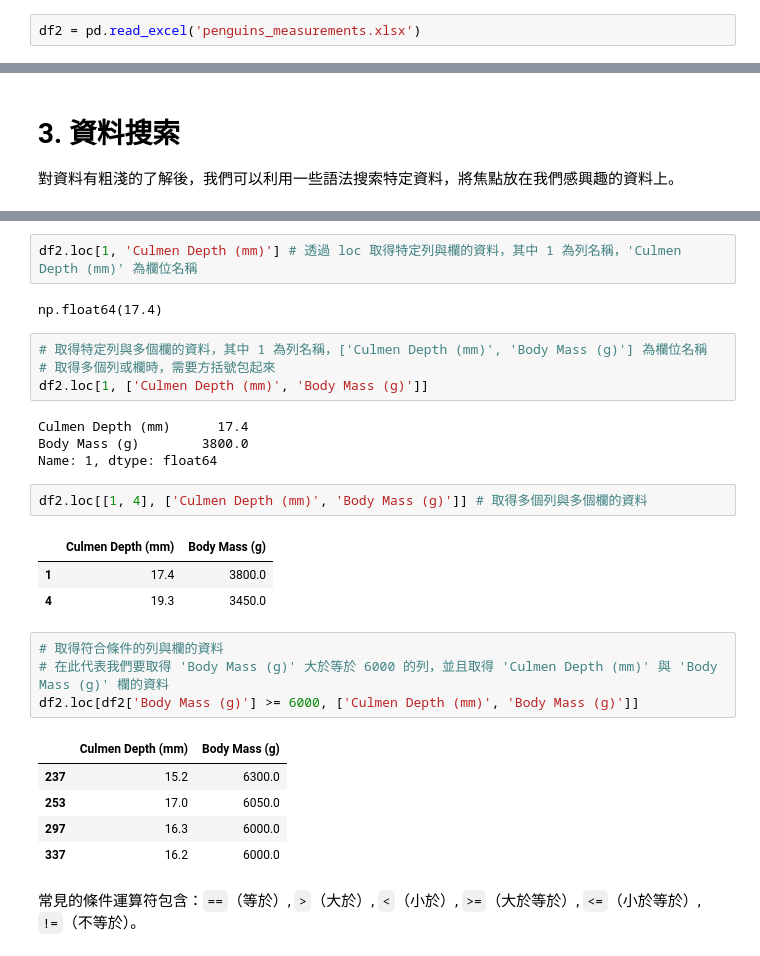
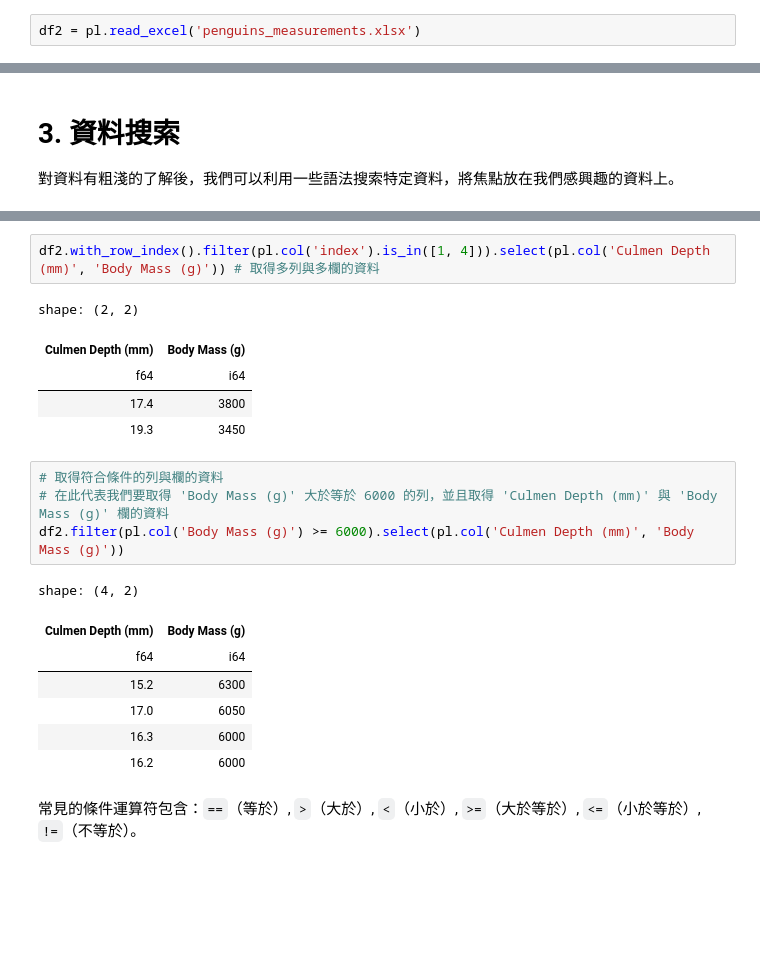
Before and after one commit to Alexchen666/Data-Analysis-101, a Jupyter notebook: polars.ipynb, the cells around one changed output, grey strips where cells are left out. Cells and saved outputs as stored; diff of their text form; blank space fills up the shorter version.

```diff
--- a/polars.ipynb
+++ b/polars.ipynb
@@ -57,5 +57,5 @@ df1 = pd.read_csv('penguins_info.csv')
 # %%
-df2 = pd.read_excel('penguins_measurements.xlsx')
+df2 = pl.read_excel('penguins_measurements.xlsx')
 # %% [markdown]
 # 2. 資料概覽
 
@@ -213,30 +231,22 @@ df2[['Culmen Depth (mm)', 'Body Mass (g)']] # 用兩層方括號取得多個欄
-# %%
-df2.loc[1, 'Culmen Depth (mm)'] # 透過 loc 取得特定列與欄的資料，其中 1 為列名稱，'Culmen Depth (mm)' 為欄位名稱
-# %% [output]
-np.float64(17.4)
-# %%
-# 取得特定列與多個欄的資料，其中 1 為列名稱，['Culmen Depth (mm)', 'Body Mass (g)'] 為欄位名稱
-# 取得多個列或欄時，需要方括號包起來
-df2.loc[1, ['Culmen Depth (mm)', 'Body Mass (g)']]
-# %% [output]
-Culmen Depth (mm)      17.4
-Body Mass (g)        3800.0
-Name: 1, dtype: float64
 # %%
-df2.loc[[1, 4], ['Culmen Depth (mm)', 'Body Mass (g)']] # 取得多個列與多個欄的資料
+df2.with_row_index().filter(pl.col('index').is_in([1, 4])).select(pl.col('Culmen Depth (mm)', 'Body Mass (g)')) # 取得多列與多欄的資料
 # %% [output]
+shape: (2, 2)
-|  | Culmen Depth (mm) | Body Mass (g) |
-| 1 | 17.4 | 3800.0 |
-| 4 | 19.3 | 3450.0 |
+| Culmen Depth (mm) | Body Mass (g) |
+| f64 | i64 |
+| 17.4 | 3800 |
+| 19.3 | 3450 |
 # %%
 # 取得符合條件的列與欄的資料
 # 在此代表我們要取得 'Body Mass (g)' 大於等於 6000 的列，並且取得 'Culmen Depth (mm)' 與 'Body Mass (g)' 欄的資料
-df2.loc[df2['Body Mass (g)'] >= 6000, ['Culmen Depth (mm)', 'Body Mass (g)']]
+df2.filter(pl.col('Body Mass (g)') >= 6000).select(pl.col('Culmen Depth (mm)', 'Body Mass (g)'))
 # %% [output]
+shape: (4, 2)
-|  | Culmen Depth (mm) | Body Mass (g) |
-| 237 | 15.2 | 6300.0 |
-| 253 | 17.0 | 6050.0 |
-| 297 | 16.3 | 6000.0 |
-| 337 | 16.2 | 6000.0 |
+| Culmen Depth (mm) | Body Mass (g) |
+| f64 | i64 |
+| 15.2 | 6300 |
+| 17.0 | 6050 |
+| 16.3 | 6000 |
+| 16.2 | 6000 |
 # %% [markdown]
 常見的條件運算符包含：`==`（等於）, `>`（大於）, `<`（小於）, `>=`（大於等於）, `<=`（小於等於）, `!=`（不等於）。
```
Also changed, not shown: parts of 29 cells of this notebook.
